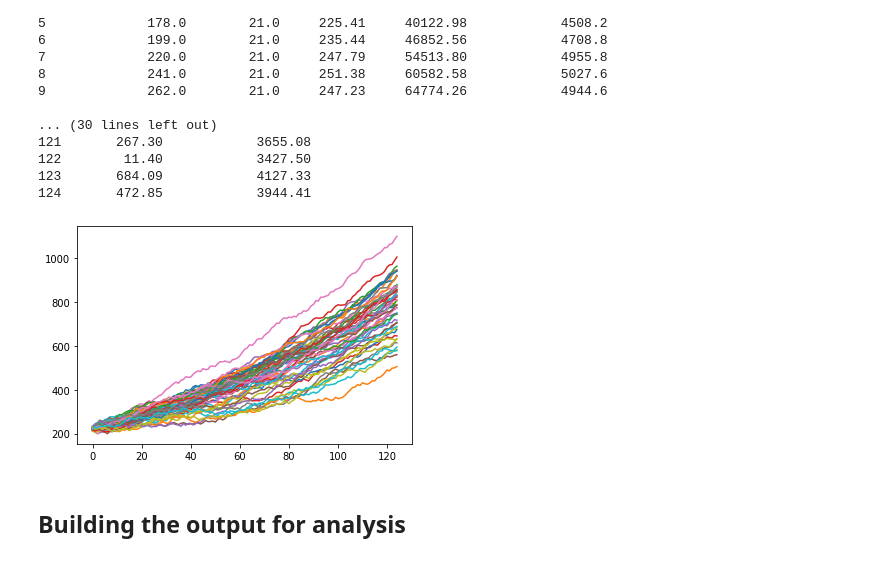
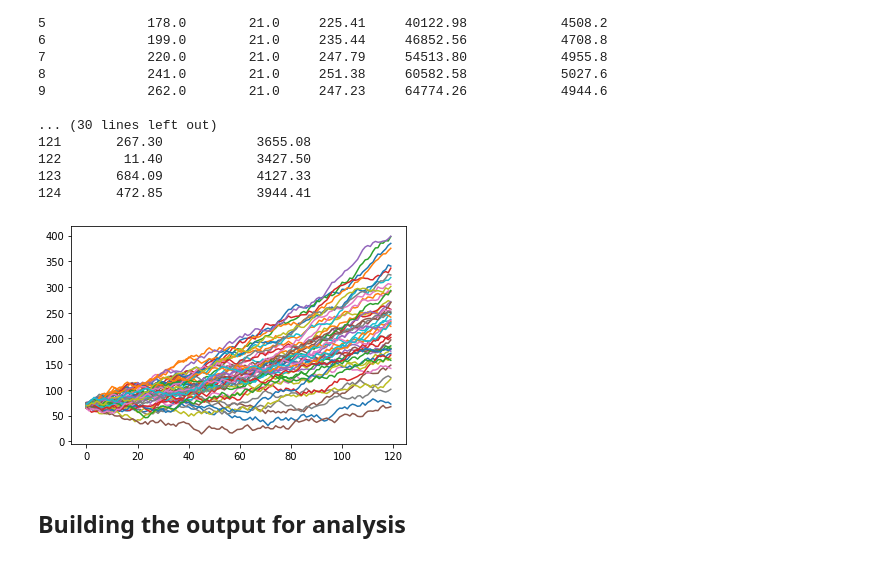
Before and after one commit to nsprv3721/Project-Mikolaj, a Jupyter notebook: simlulator/Ford Model.ipynb, the cells around one changed output. Saved outputs shown, nothing was run; the diff lists cells and outputs as text; code cells hidden in the pictures.

```diff
--- a/simlulator/Ford Model.ipynb
+++ b/simlulator/Ford Model.ipynb
@@ -111,47 +111,47 @@ print(df.tail(10))
 Sim_final_results = []
 
 for i in range(0,50):
-    iters = 125
+    iters = 120
     labels = ['Number of Shares', 'Add Shares', 'New Price', 'Total Value', 'Cost per Quarter'
               , 'Div Balance', 'Total Div Returns']
-    c_share = 45
-    price = 220.00
-    div_rate = 1.18
+    c_share = 41
+    price = 69.03
+    div_rate = 0.55
     n_share = 0.00
     flat_cost = 20
     div_bal = 0.000
-    div_percentage = 0.0204
+    div_percentage = 0.0392
     total_shares = []
     for period in range(0, iters):
-        n_price = round((price + random.randint(-9,9)*1.1)*1.01, 2)
-        if n_price <= 2:
-            n_price = 2
+        n_price = round((price + random.randint(-5,5)*1.1)*1.01, 2)
+        if n_price <= 1:
+            n_price = 1
         elif n_price >= 9000:
             n_price = 9000
         else:
             n_price
         cost_per_share = n_price * (flat_cost)
         div_bal = (round(div_percentage * n_price, 3) * c_share) + div_bal
         add_shares = np.math.floor(div_bal/n_price) + (flat_cost)
         if div_bal <= n_price:
             div_bal = div_bal
         else:
             div_bal = div_bal - ((add_shares-flat_cost)*n_price)
         n_share = c_share + add_shares
         c_share = n_share
         total_shares.append([n_share, add_shares, n_price, round(n_price*n_share, 2), round(cost_per_share, 4)
                              , div_bal
                              , (round(div_percentage * n_price, 3) * c_share)
                             ])
         price = n_price
     numpy_data = np.array(total_shares)
     df = pd.DataFrame(data = numpy_data, columns = labels)
     plt.plot(df.loc[:, ['New Price']])
     Sim_final_results.append([df])
     df2 = pd.DataFrame(data = Sim_final_results)
     df.to_csv(r'~/exported.csv',index = False, header = True)
 # %% [output]
-[figure, old version]
+[figure, new version]
 # %% [markdown]
 ## Building the output for analysis
 # %%
```
